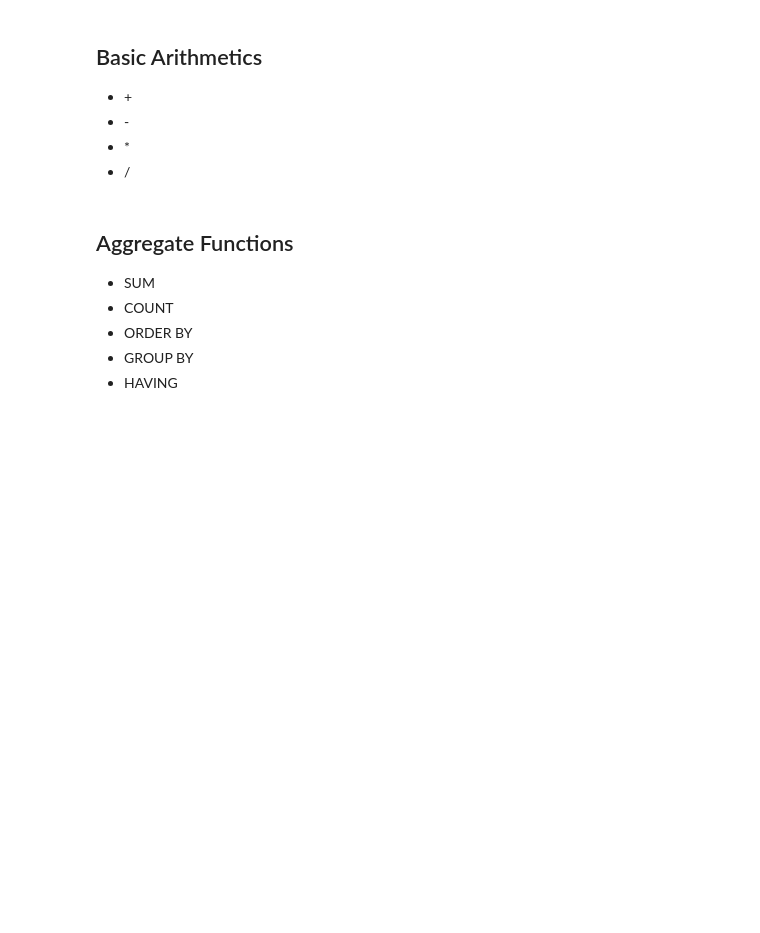
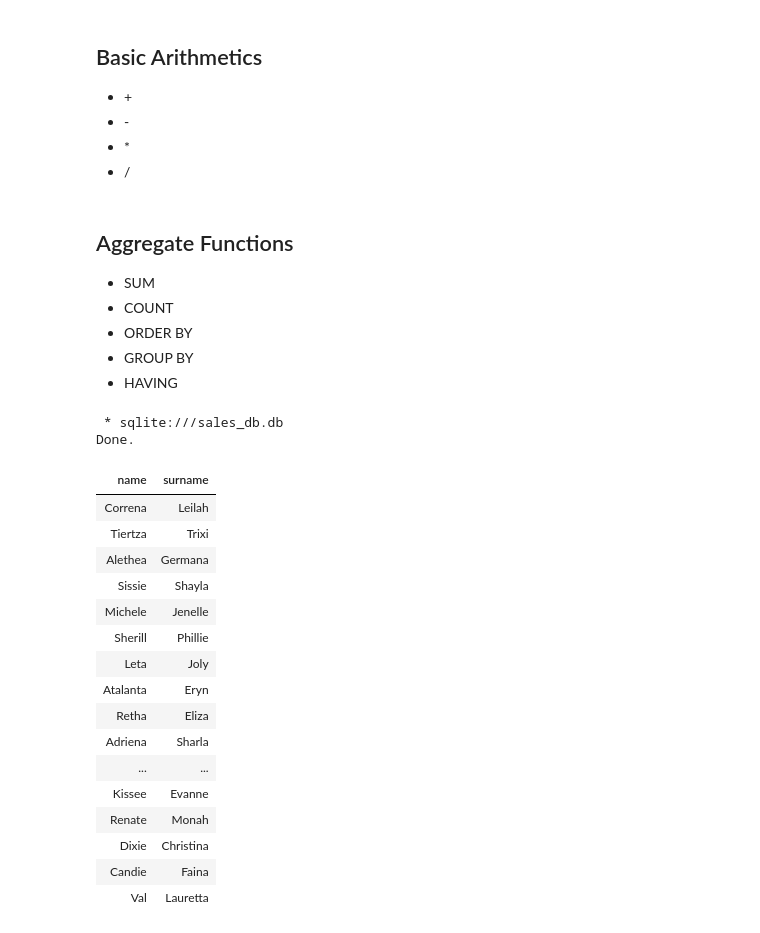
Before and after one commit to YvesMatanga/freemium_datascience, a Jupyter notebook: sql/sql_practice_room.ipynb, the cells around one changed output. Drawn from its saved outputs; the diff is of its cells as text; code cells hidden in the pictures; blank space fills up the shorter version.

```diff
--- a/sql/sql_practice_room.ipynb
+++ b/sql/sql_practice_room.ipynb
@@ -43,3 +94,26 @@ sqlite:///sales_db.db
     <li>GROUP BY</li>
     <li>HAVING</li>
 </ul>
+# %%
+%%sql
+SELECT name, surname FROM customer_list
+# %% [output]
+ * sqlite:///sales_db.db
+Done.
+| name | surname |
+| Correna | Leilah |
+| Tiertza | Trixi |
+| Alethea | Germana |
+| Sissie | Shayla |
+| Michele | Jenelle |
+| Sherill | Phillie |
+| Leta | Joly |
+| Atalanta | Eryn |
+| Retha | Eliza |
+| Adriena | Sharla |
+| ... | ... |
+| Kissee | Evanne |
+| Renate | Monah |
+| Dixie | Christina |
+| Candie | Faina |
+| Val | Lauretta |
```
Also changed, not shown: parts of 9 cells of this notebook.
